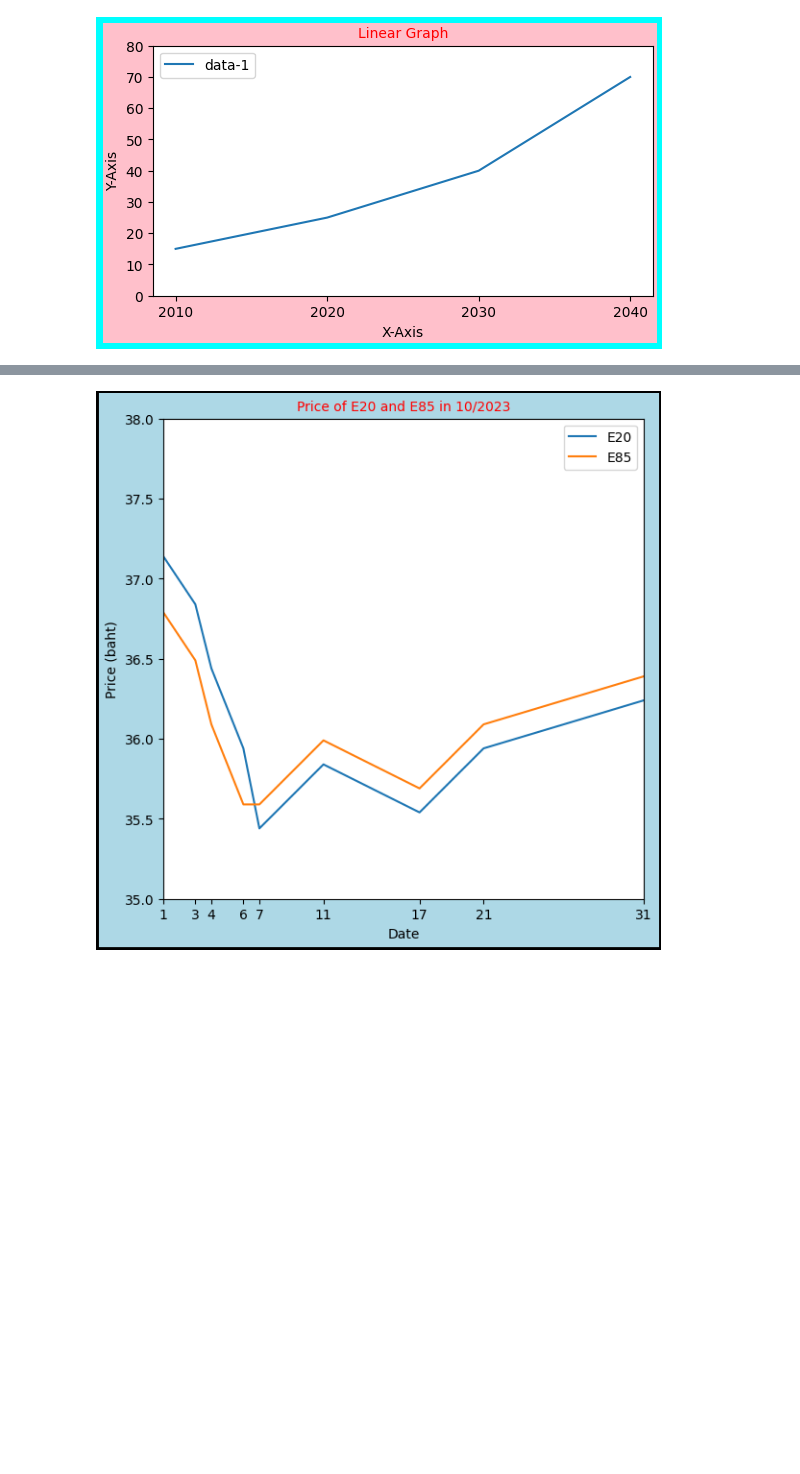
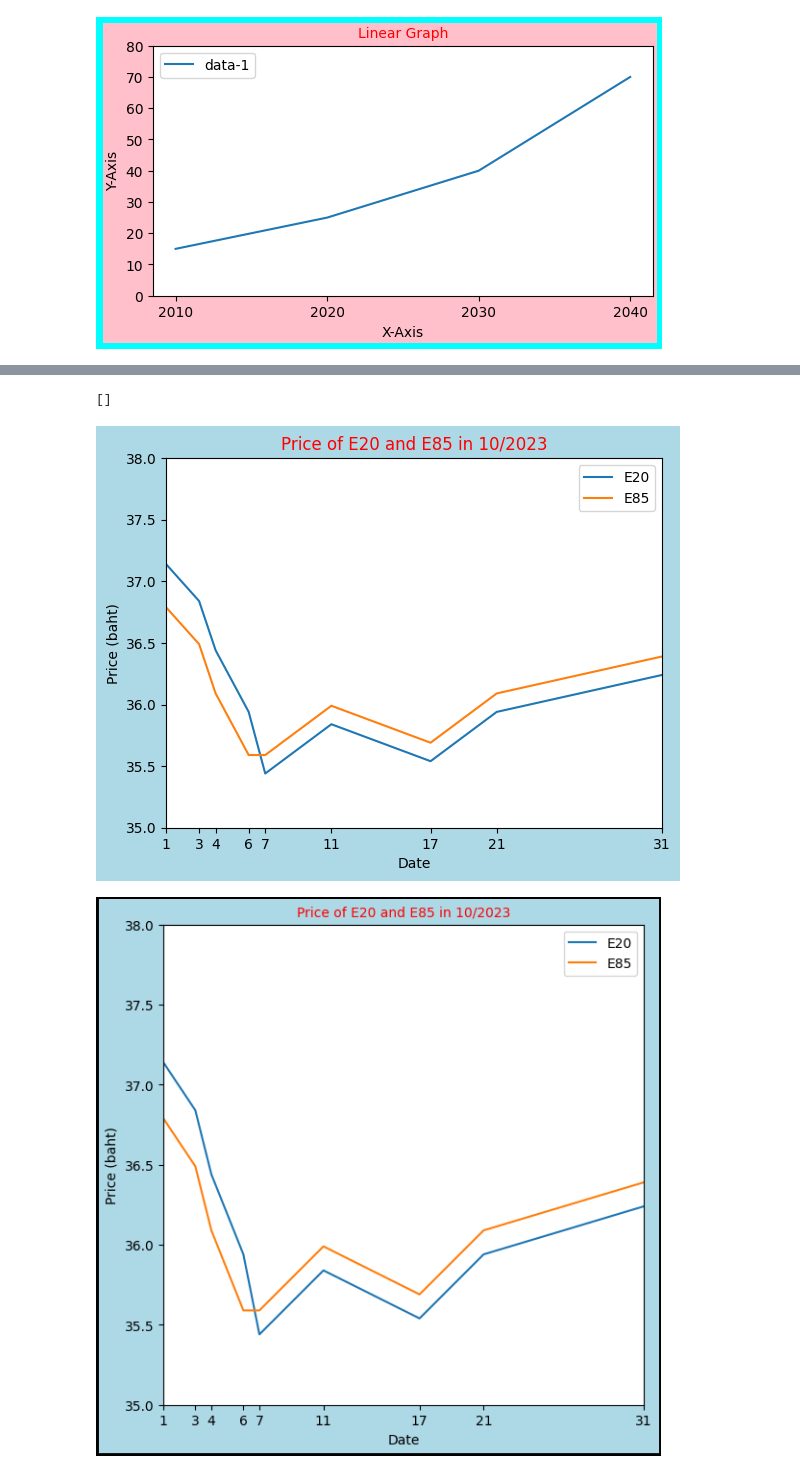
Before and after one commit to Angy-face/Esan-Coding-SS2, a Jupyter notebook: 2_3_Matplotlib.ipynb, the cells around one changed output, grey strips where cells are left out. Saved outputs shown, nothing was run; the diff lists cells and outputs as text; code cells hidden in the pictures; blank space fills up the shorter version.

```diff
--- a/2_3_Matplotlib.ipynb
+++ b/2_3_Matplotlib.ipynb
@@ -163,6 +178,29 @@ plt.show()
 [<font color='red'>**แบบฝึกหัด**</font>] จงใช้ข้อมูลในตาราง สร้างแผนภูมิให้ได้ดังรูปที่กำหนด
 
 <img src = 'https://drive.google.com/uc?id=11jrKEugFM2QMgILQEXFeoTpieKpxtI-p' alt = 'image test' width ='550px'>
+# %%
+date = [1,3,4,6,7,11,17,21,31]
+E20 = [37.14,36.84,36.44,35.94,35.44,35.84,35.54,35.94,36.24]
+E85 = [36.79, 36.49, 36.09, 35.59, 35.59, 35.99, 35.69, 36.09, 36.39]
+
+fig = plt.figure(facecolor = 'lightblue',edgecolor = 'black')
+# ax = fig.add_axes([0,0,1,1])
+
+axE20 = plt.plot(date,E20)
+axE85 = plt.plot(date,E85)
+
+
+plt.xticks(date)
+plt.xlim(1,31)
+plt.ylim(35.0,38.0)
+plt.title('Price of E20 and E85 in 10/2023',color ='red')
+plt.xlabel('Date')
+plt.ylabel('Price (baht)')
+plt.legend(['E20','E85'])
+plt.plot()
+# %% [output]
+[]
+[figure, added]
 # %%
 # ฝึกทำแบบฝึกหัดกันครับ ใช้เวลา 5-10 นาทีนะครับ
 
```
Also changed, not shown: parts of 3 cells of this notebook.
